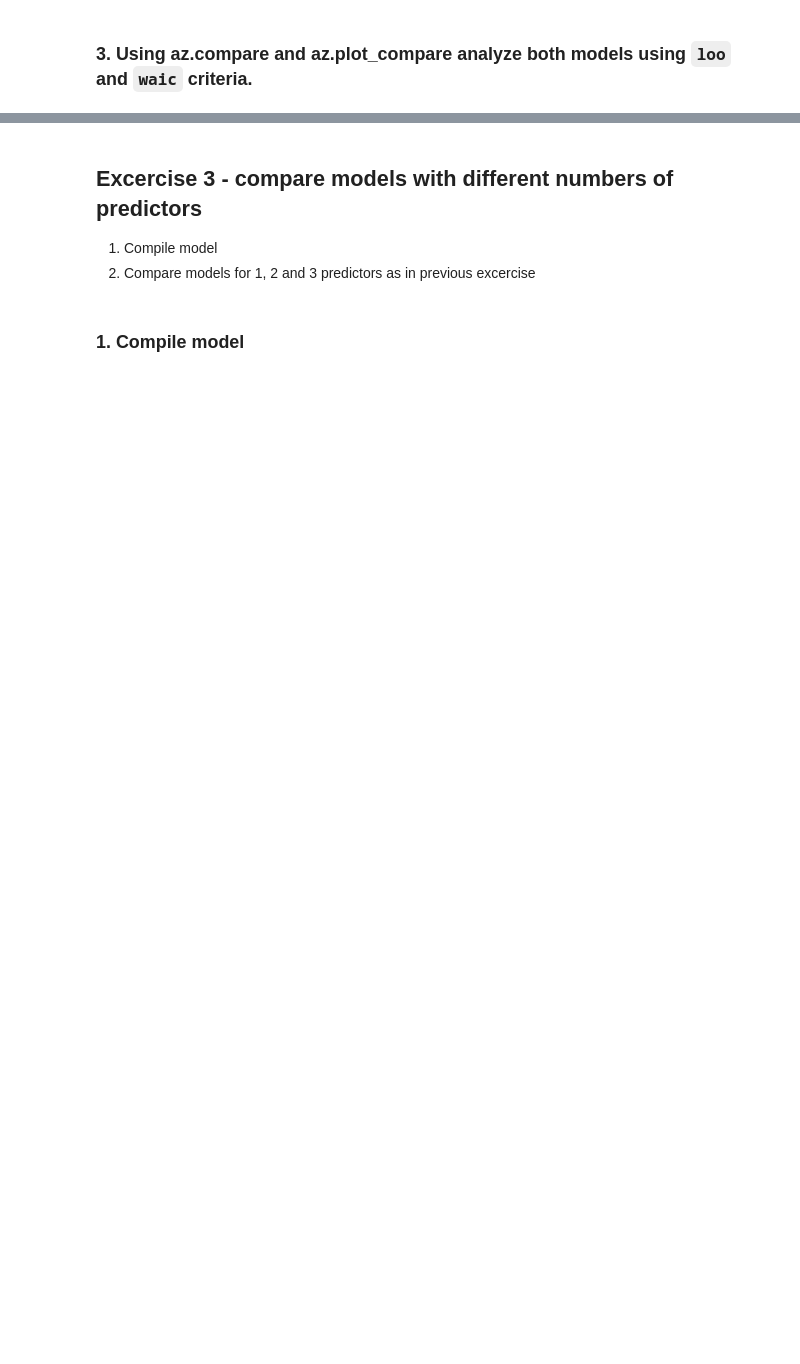
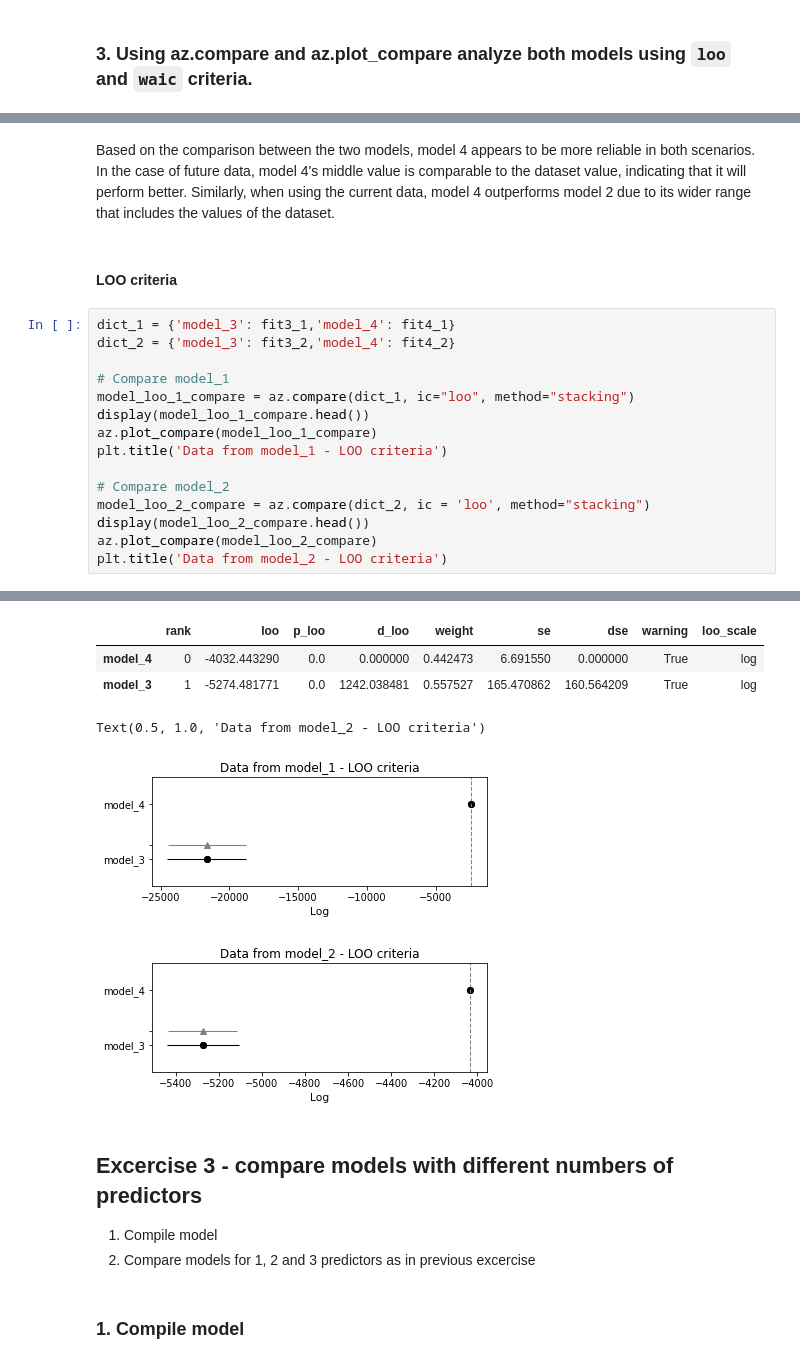
Before and after one commit to DanieloSendi/LaboratoryClasses_Data_Analitycs, a Jupyter notebook: Lab_6_Model_comparison/Lab_6_Model_comparison.ipynb, the cells around one changed output, grey strips where cells are left out. Cells and saved outputs as stored; diff of their text form; blank space fills up the shorter version.

```diff
--- a/Lab_6_Model_comparison/Lab_6_Model_comparison.ipynb
+++ b/Lab_6_Model_comparison/Lab_6_Model_comparison.ipynb
@@ -202,0 +251,20 @@ INFO:cmdstanpy:CmdStan done processing.
+# %% [markdown]
+Based on the comparison between the two models, model 4 appears to be more reliable in both scenarios. In the case of future data, model 4's middle value is comparable to the dataset value, indicating that it will perform better. Similarly, when using the current data, model 4 outperforms model 2 due to its wider range that includes the values of the dataset.
+# %% [markdown]
+#### LOO criteria
+# %%
+dict_1 = {'model_3': fit3_1,'model_4': fit4_1}
+dict_2 = {'model_3': fit3_2,'model_4': fit4_2}
+
+# Compare model_1
+model_loo_1_compare = az.compare(dict_1, ic="loo", method="stacking")
+display(model_loo_1_compare.head())
+az.plot_compare(model_loo_1_compare)
+plt.title('Data from model_1 - LOO criteria')
+
+# Compare model_2
+model_loo_2_compare = az.compare(dict_2, ic = 'loo', method="stacking")
+display(model_loo_2_compare.head())
+az.plot_compare(model_loo_2_compare)
+plt.title('Data from model_2 - LOO criteria')
+# %% [output]
@@ -203,3 +274,9 @@ INFO:cmdstanpy:CmdStan done processing.
+|  | rank | loo | p_loo | d_loo | weight | se | dse | warning | loo_scale |
+| model_4 | 0 | -4032.443290 | 0.0 | 0.000000 | 0.442473 | 6.691550 | 0.000000 | True | log |
+| model_3 | 1 | -5274.481771 | 0.0 | 1242.038481 | 0.557527 | 165.470862 | 160.564209 | True | log |
+Text(0.5, 1.0, 'Data from model_2 - LOO criteria')
+[figure, added]
+[figure, added]
 # %% [markdown]
 ## Excercise 3 - compare models with different numbers of predictors
 
```
Also changed, not shown: parts of 13 cells of this notebook, 15 other files.
